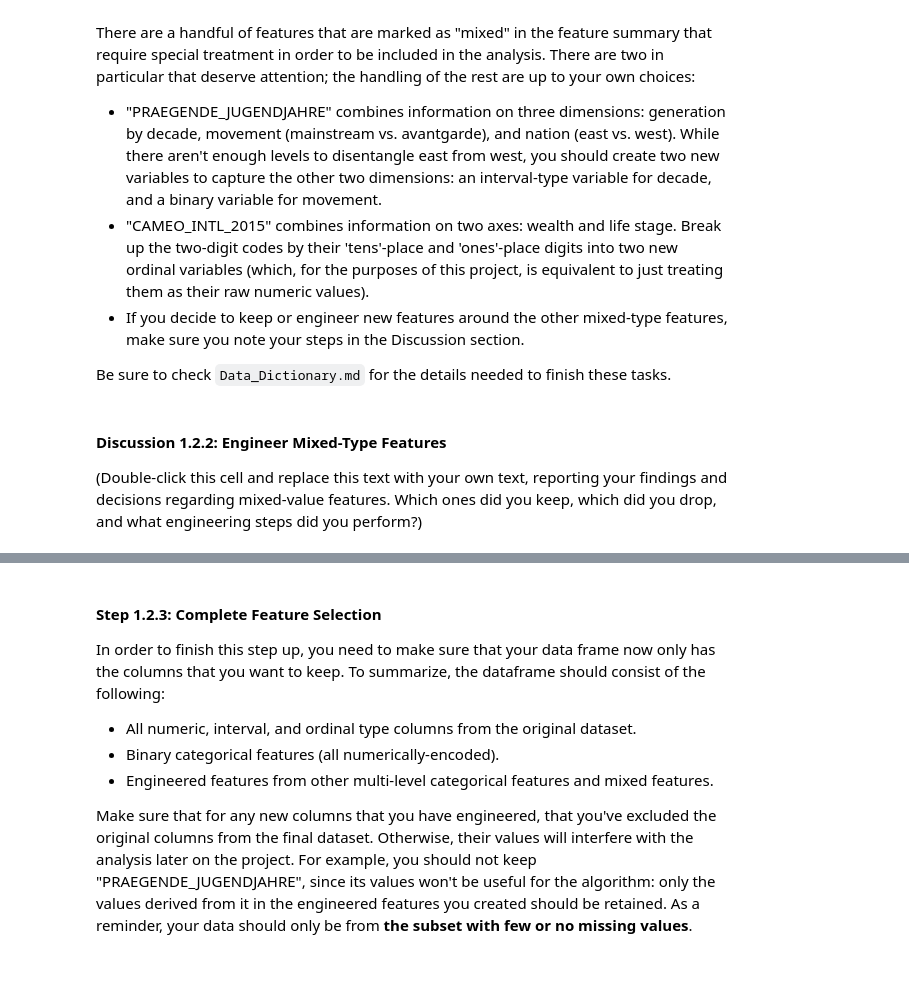
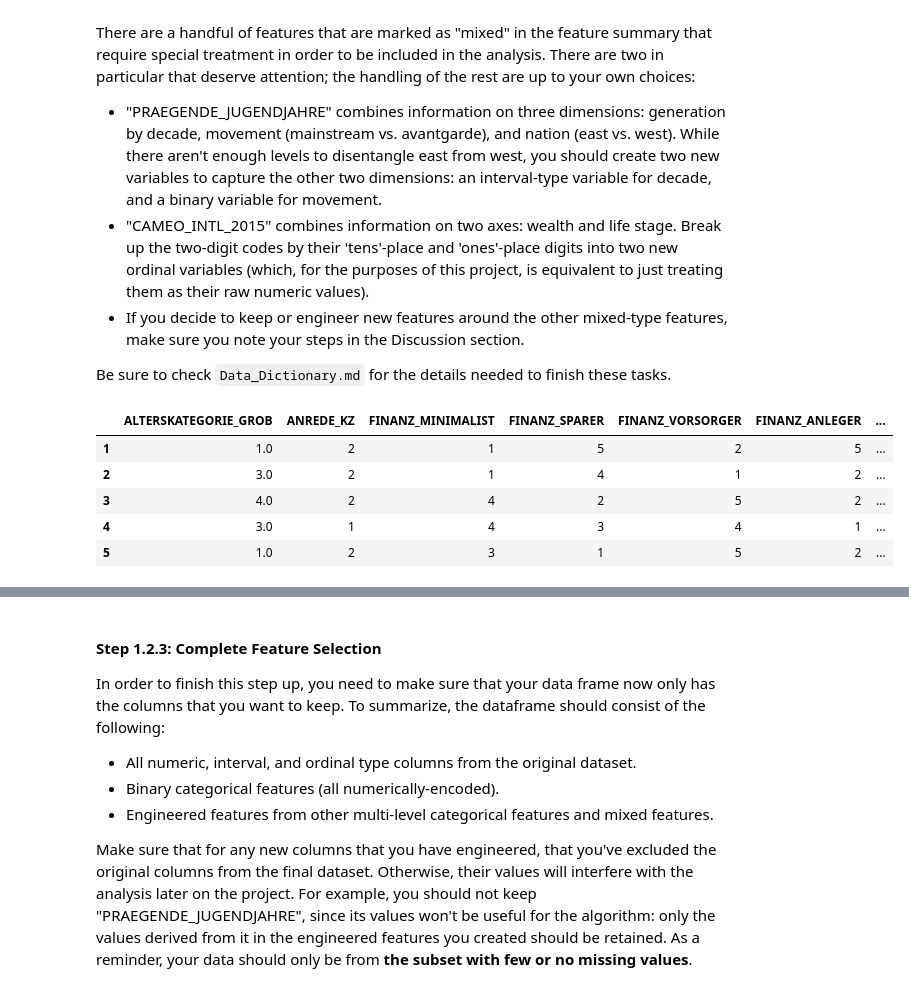
Before and after one commit to davidblackwelder/identify-customer-segments, a Jupyter notebook: Identify_Customer_Segments.ipynb, the cells around one changed output, grey strips where cells are left out. Cells and saved outputs as stored; diff of their text form; code cells hidden in the pictures.

Commit message:
Finish re-engineering dataset

```diff
--- a/Identify_Customer_Segments.ipynb
+++ b/Identify_Customer_Segments.ipynb
@@ -549,0 +596,5 @@ For categorical data, you would ordinarily need to encode the levels as dummy va
+# %%
+# Find binary cat columns that are non-numeric
+for col in binary_cols:
+    if azdias_lm[col].dtypes == object:
+        print(azdias_lm[col].value_counts())
@@ -549,0 +626,3 @@ For categorical data, you would ordinarily need to encode the levels as dummy va
+# %%
+# Drop all multilevel columns
+azdias_lm_no_mlc = azdias_lm.drop((col for col in multilevel_cols), axis=1)
@@ -563,4 +673,44 @@ Be sure to check `Data_Dictionary.md` for the details needed to finish these tas
-# %% [markdown]
-#### Discussion 1.2.2: Engineer Mixed-Type Features
-
-(Double-click this cell and replace this text with your own text, reporting your findings and decisions regarding mixed-value features. Which ones did you keep, which did you drop, and what engineering steps did you perform?)
+# %%
+# Investigate "PRAEGENDE_JUGENDJAHRE" and engineer two new variables.
+"""
+Dominating movement of person's youth (avantgarde vs. mainstream; east vs. west)
+-  1: 40s - war years (Mainstream, E+W)
+-  2: 40s - reconstruction years (Avantgarde, E+W)
+-  3: 50s - economic miracle (Mainstream, E+W)
+-  4: 50s - milk bar / Individualisation (Avantgarde, E+W)
+-  5: 60s - economic miracle (Mainstream, E+W)
+-  6: 60s - generation 68 / student protestors (Avantgarde, W)
+-  7: 60s - opponents to the building of the Wall (Avantgarde, E)
+-  8: 70s - family orientation (Mainstream, E+W)
+-  9: 70s - peace movement (Avantgarde, E+W)
+- 10: 80s - Generation Golf (Mainstream, W)
+- 11: 80s - ecological awareness (Avantgarde, W)
+- 12: 80s - FDJ / communist party youth organisation (Mainstream, E)
+- 13: 80s - Swords into ploughshares (Avantgarde, E)
+- 14: 90s - digital media kids (Mainstream, E+W)
+- 15: 90s - ecological awareness (Avantgarde, E+W)
+"""
+
+# Create dict for decade
+decade = {1:4, 2:4, 3:5, 4:5, 5:6, 6:6, 7:6, 8:7, 9:7, 10:8, 11:8, 12:8, 13:8, 14:9, 15:9}
+
+# Create dict for movement
+# Mainstream == 1 and Avantgarde == 0
+movement = {1:1, 2:0, 3:1, 4:0, 5:1, 6:0, 7:0, 8:1, 9:0, 10:1, 11:0, 12:1, 13:0, 14:1, 15:0}
+
+# Create new columns
+azdias_lm_no_mlc['PRAEGENDE_JUGENDJAHRE_DECADE'] = azdias_lm_no_mlc['PRAEGENDE_JUGENDJAHRE']
+azdias_lm_no_mlc['PRAEGENDE_JUGENDJAHRE_MOVEMENT'] = azdias_lm_no_mlc['PRAEGENDE_JUGENDJAHRE']
+
+azdias_lm_no_mlc['PRAEGENDE_JUGENDJAHRE_DECADE'] = azdias_lm_no_mlc['PRAEGENDE_JUGENDJAHRE_DECADE'].replace(decade)
+azdias_lm_no_mlc['PRAEGENDE_JUGENDJAHRE_MOVEMENT'] = azdias_lm_no_mlc['PRAEGENDE_JUGENDJAHRE_MOVEMENT'].replace(movement)
+# %%
+# Check for new columns and values
+azdias_lm_no_mlc.head()
+# %% [output]
+|  | ALTERSKATEGORIE_GROB | ANREDE_KZ | FINANZ_MINIMALIST | FINANZ_SPARER | FINANZ_VORSORGER | FINANZ_ANLEGER | ... |
+| 1 | 1.0 | 2 | 1 | 5 | 2 | 5 | ... |
+| 2 | 3.0 | 2 | 1 | 4 | 1 | 2 | ... |
+| 3 | 4.0 | 2 | 4 | 2 | 5 | 2 | ... |
+| 4 | 3.0 | 1 | 4 | 3 | 4 | 1 | ... |
+| 5 | 1.0 | 2 | 3 | 1 | 5 | 2 | ... |
```
Also changed, not shown: parts of 32 cells of this notebook.
